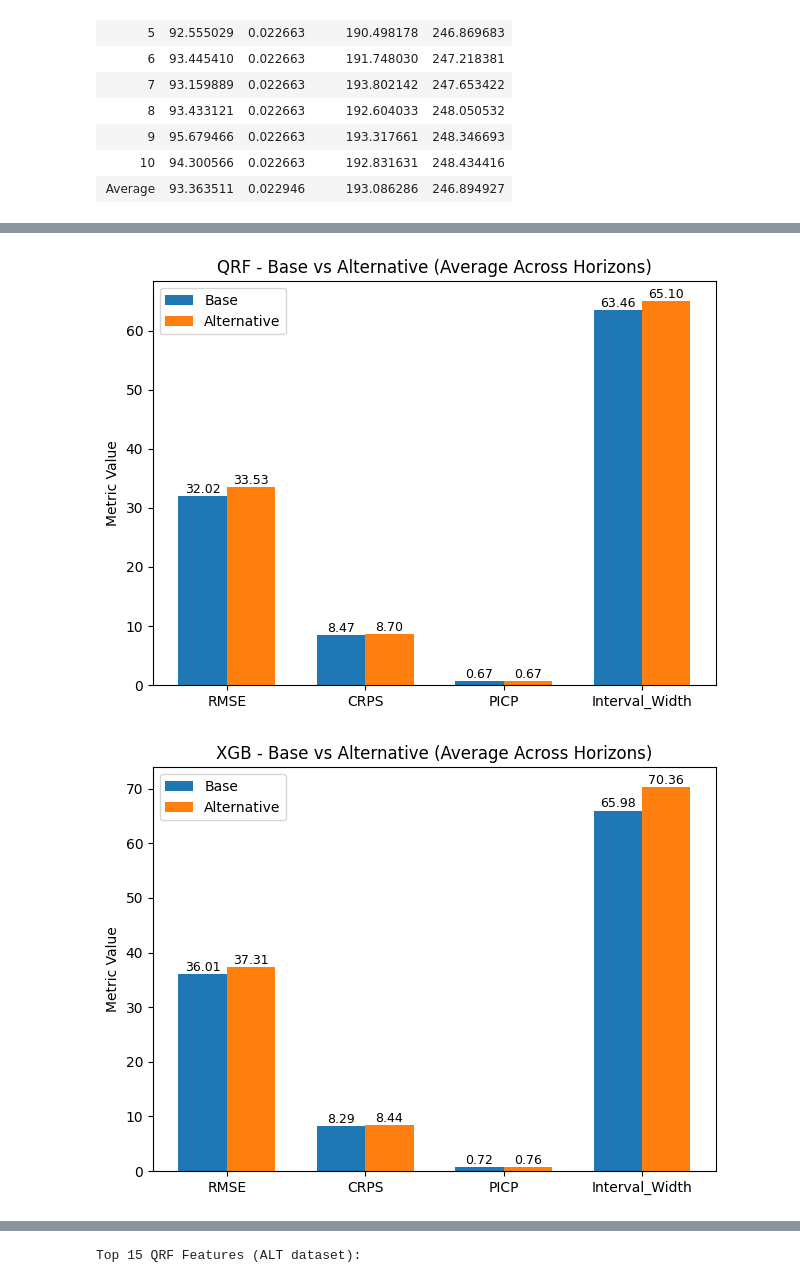
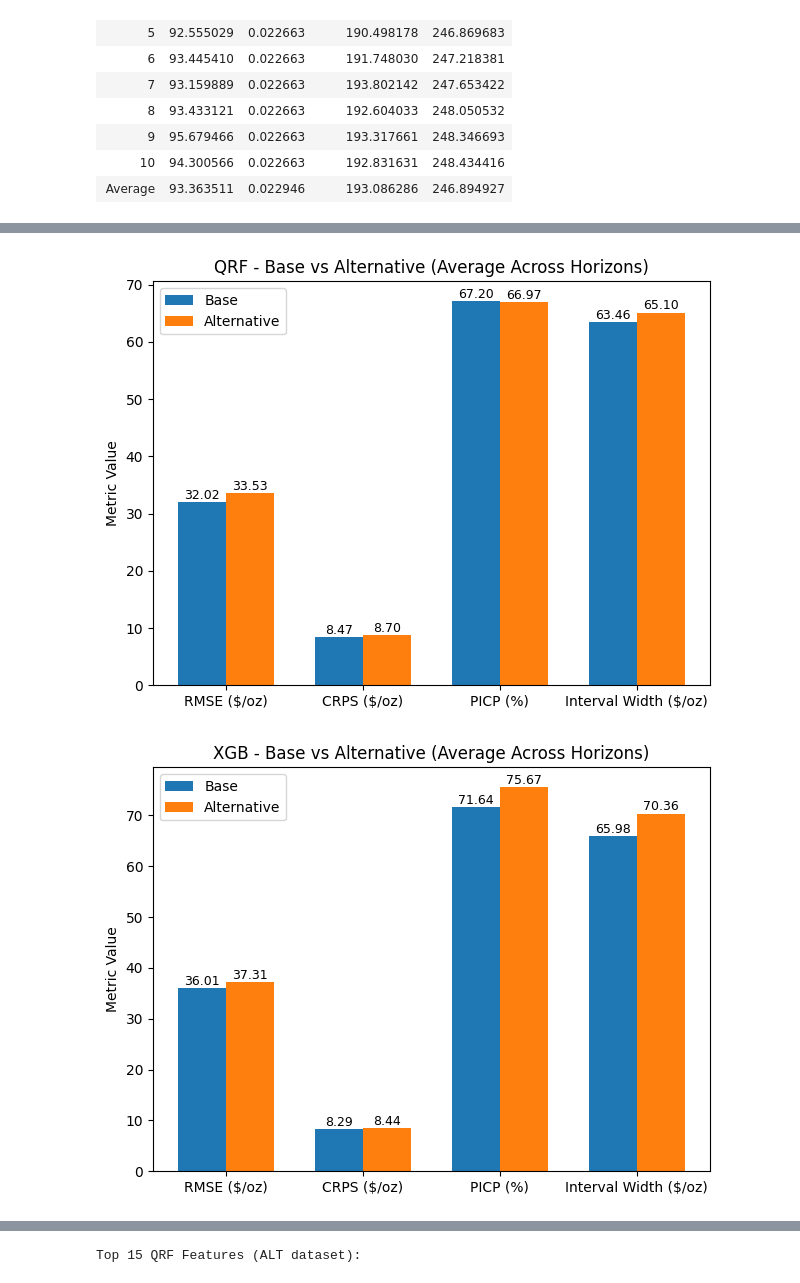
Before and after one commit to AbdoZwein/oamk_thesis, a Jupyter notebook: thesis_modeling.ipynb, the cells around one changed output, grey strips where cells are left out. Drawn from its saved outputs; the diff is of its cells as text; code cells hidden in the pictures.

Commit message:
Add units to bar chart metric labels and scale PICP to percentage
Co-Authored-By: Claude Sonnet 4.6 <noreply@anthropic.com>

```diff
--- a/thesis_modeling.ipynb
+++ b/thesis_modeling.ipynb
@@ -527,36 +527,40 @@ import numpy as np
 # Filter only average rows
 avg_results = final_results[final_results["Horizon"] == "Average"].copy()
 
+# Scale PICP to percentage
+avg_results["PICP"] = avg_results["PICP"] * 100
+
 metrics = ["RMSE", "CRPS", "PICP", "Interval_Width"]
+metric_labels = ["RMSE ($/oz)", "CRPS ($/oz)", "PICP (%)", "Interval Width ($/oz)"]
 models = ["QRF", "XGB", "Prophet"]
 
 for model in models:
 
     model_data = avg_results[avg_results["Model"] == model]
 
     base_vals = model_data[model_data["Dataset"] == "Base"][metrics].values.flatten()
     alt_vals  = model_data[model_data["Dataset"] == "Alt"][metrics].values.flatten()
 
     x = np.arange(len(metrics))
     width = 0.35
 
     plt.figure()
 
     bars_base = plt.bar(x - width/2, base_vals, width, label="Base")
     bars_alt  = plt.bar(x + width/2, alt_vals, width, label="Alternative")
 
     # Add value labels
     for i in range(len(metrics)):
         plt.text(x[i] - width/2, base_vals[i] + 0.01, f"{base_vals[i]:.2f}", ha='center', va='bottom', fontsize=9)
         plt.text(x[i] + width/2, alt_vals[i] + 0.01, f"{alt_vals[i]:.2f}", ha='center', va='bottom', fontsize=9)
 
-    plt.xticks(x, metrics)
+    plt.xticks(x, metric_labels)
     plt.title(f"{model} - Base vs Alternative (Average Across Horizons)")
     plt.legend()
 
     plt.ylabel("Metric Value")
     plt.tight_layout()
     plt.show()
 # %% [output]
-[figure, old version]
+[figure, new version]
-[figure, old version]
+[figure, new version]
```
Also changed, not shown: parts of 2 cells of this notebook.
